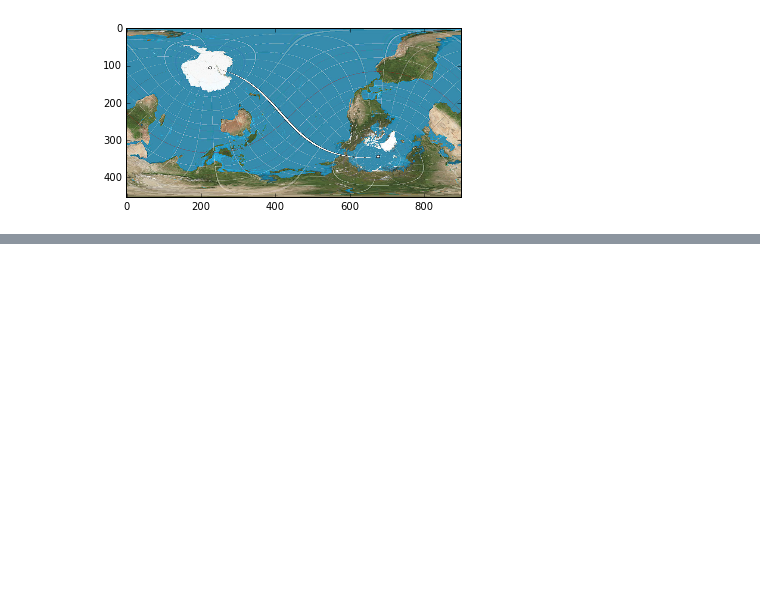
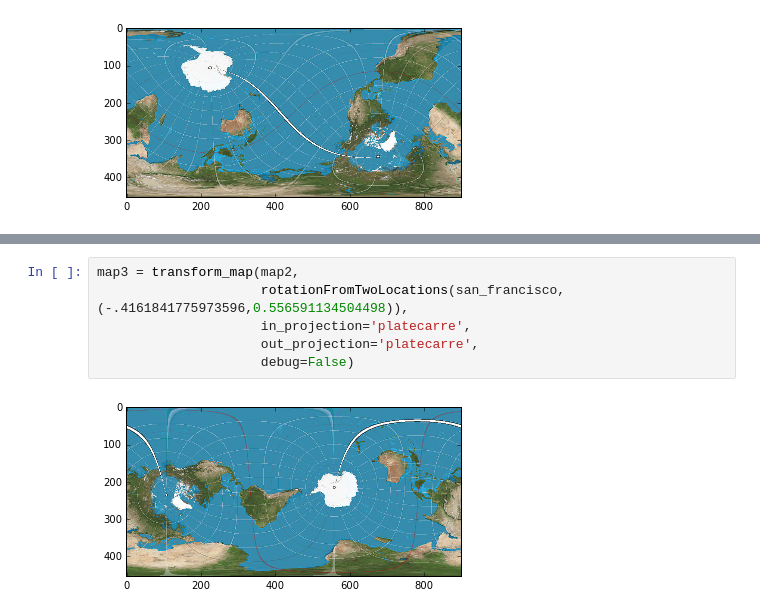
Before and after one commit to patrickeganfoley/map_orientations, a Jupyter notebook: map_projections/map_projections.ipynb, the cells around one changed output, grey strips where cells are left out. Cells and saved outputs as stored; diff of their text form; blank space fills up the shorter version.

```diff
--- a/map_projections/map_projections.ipynb
+++ b/map_projections/map_projections.ipynb
@@ -208,2 +242,10 @@ map3 = transform_map(map2,
+# %%
+map3 = transform_map(map2,
+                     rotationFromTwoLocations(san_francisco, (-.4161841775973596,0.556591134504498)),
+                     in_projection='platecarre',
+                     out_projection='platecarre',
+                     debug=False)
+# %% [output]
+[figure, added]
 # %%
 map3 = transform_map(map2,
```
Also changed, not shown: parts of 63 cells of this notebook, 1 other file.
